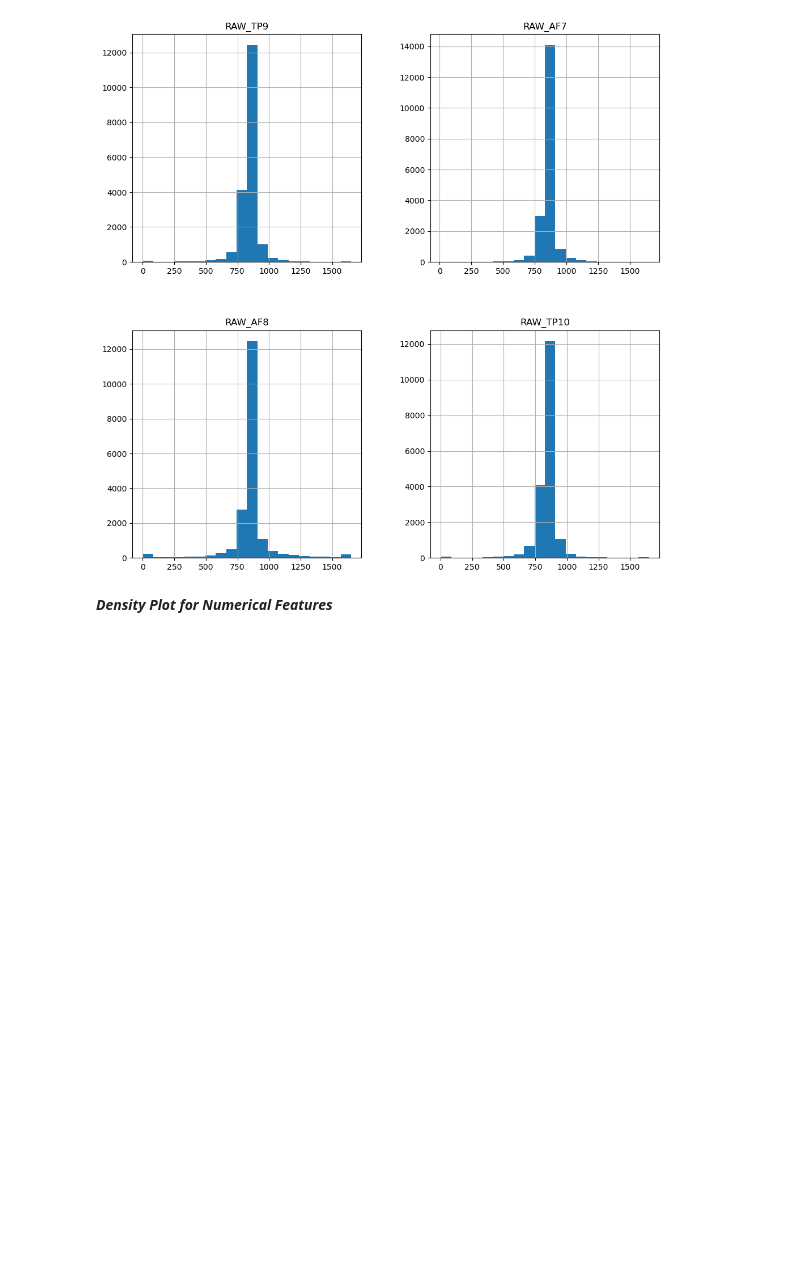
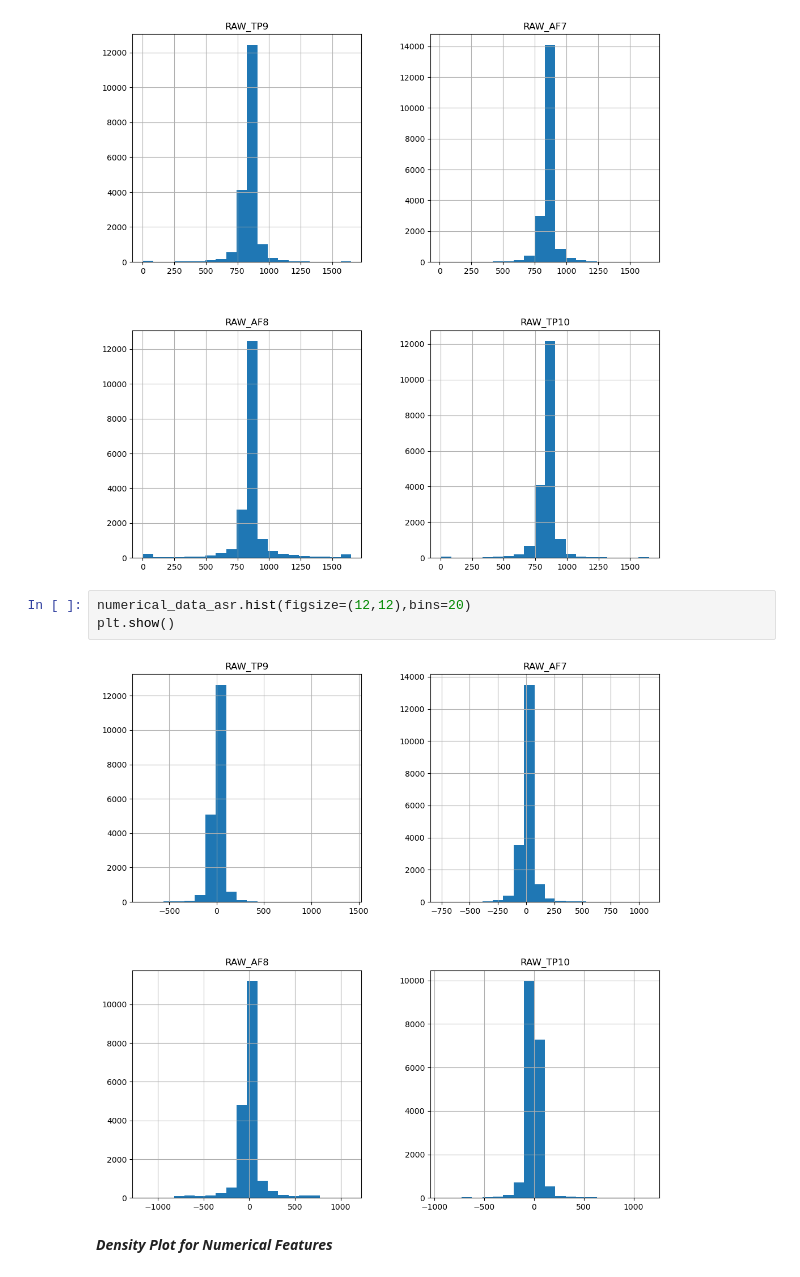
Before and after one commit to mushfique-tajwar/VR-EEG-Deep-Learning, a Jupyter notebook: code.ipynb, the cells around one changed output. Drawn from its saved outputs; the diff is of its cells as text; blank space fills up the shorter version.

```diff
--- a/code.ipynb
+++ b/code.ipynb
@@ -391,6 +409,11 @@ numerical_data.hist(figsize=(12,12),bins=20)
 plt.show()
 # %% [output]
 [figure]
+# %%
+numerical_data_asr.hist(figsize=(12,12),bins=20)
+plt.show()
+# %% [output]
+[figure, added]
 # %% [markdown]
 ***Density Plot for Numerical Features***
 # %%
```
Also changed, not shown: parts of 18 cells of this notebook.
